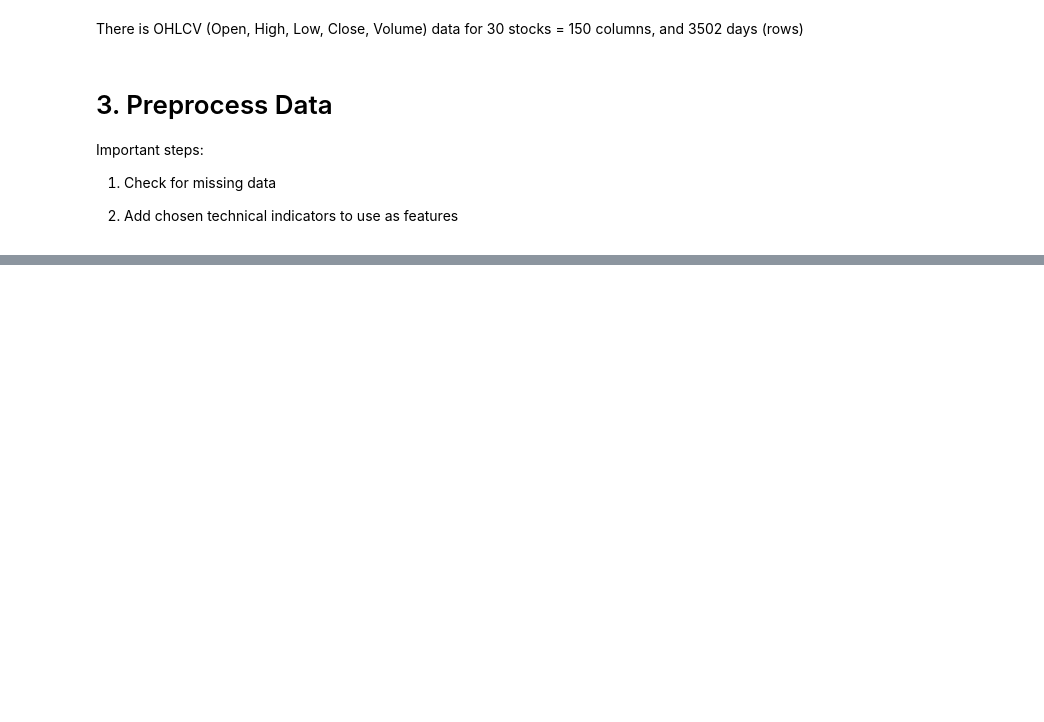
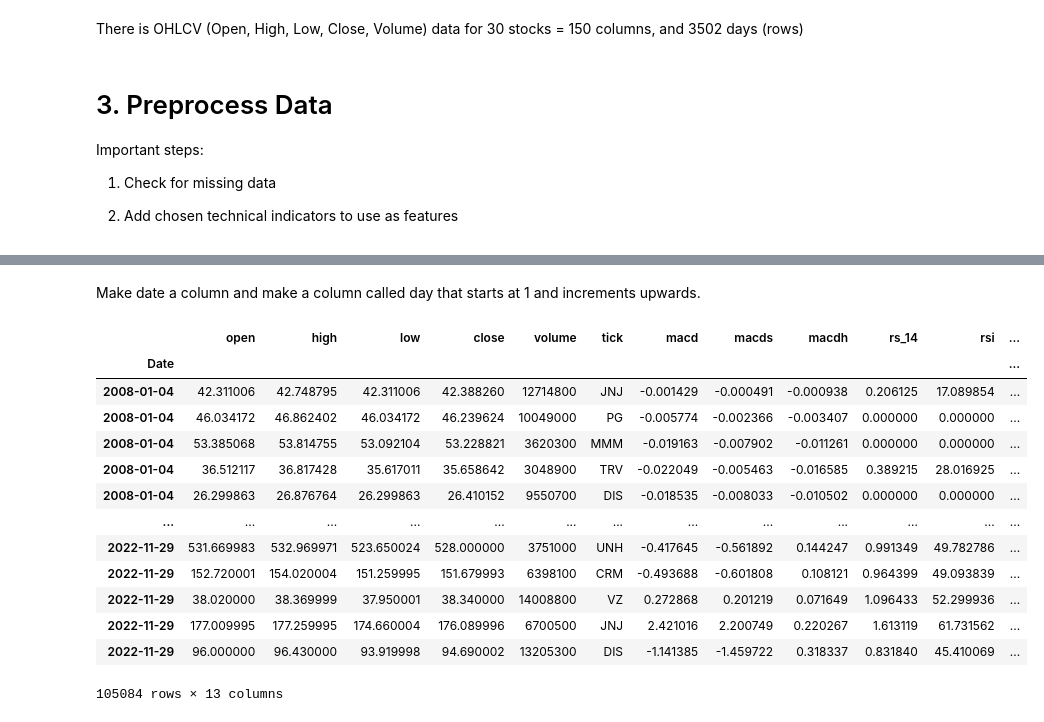
Before and after one commit to benjamin-ravenscroft/CISC474-Project, a Jupyter notebook: Trading_RL.ipynb, the cells around one changed output, grey strips where cells are left out. Saved outputs shown, nothing was run; the diff lists cells and outputs as text; code cells hidden in the pictures; blank space fills up the shorter version.

```diff
--- a/Trading_RL.ipynb
+++ b/Trading_RL.ipynb
@@ -197,8 +122,0 @@ See the caveats in the documentation: https://pandas.pydata.org/pandas-docs/stab
-# %%
-l = []
-for i in ticker_list:
-  d = data_c[i]
-  d['tick'] = i
-  l.append(d)
-
-l
@@ -227,0 +186,27 @@ See the caveats in the documentation: https://pandas.pydata.org/pandas-docs/stab
+# %% [markdown]
+Make date a column and make a column called day that starts at 1 and increments upwards.
+# %%
+df_c = df.copy()
+df_c['Date'] = df.index
+
+df_c['day'] = 1
+for i in range(1,df_c.shape[0]):
+  if df_c.iloc[i,-2] == df_c.iloc[i-1,-2]:
+    df_c.iloc[i]
+
+df_c
+# %% [output]
+|  | open | high | low | close | volume | tick | macd | macds | macdh | rs_14 | rsi | ... |
+| Date |  |  |  |  |  |  |  |  |  |  |  | ... |
+| 2008-01-04 | 42.311006 | 42.748795 | 42.311006 | 42.388260 | 12714800 | JNJ | -0.001429 | -0.000491 | -0.000938 | 0.206125 | 17.089854 | ... |
+| 2008-01-04 | 46.034172 | 46.862402 | 46.034172 | 46.239624 | 10049000 | PG | -0.005774 | -0.002366 | -0.003407 | 0.000000 | 0.000000 | ... |
+| 2008-01-04 | 53.385068 | 53.814755 | 53.092104 | 53.228821 | 3620300 | MMM | -0.019163 | -0.007902 | -0.011261 | 0.000000 | 0.000000 | ... |
+| 2008-01-04 | 36.512117 | 36.817428 | 35.617011 | 35.658642 | 3048900 | TRV | -0.022049 | -0.005463 | -0.016585 | 0.389215 | 28.016925 | ... |
+| 2008-01-04 | 26.299863 | 26.876764 | 26.299863 | 26.410152 | 9550700 | DIS | -0.018535 | -0.008033 | -0.010502 | 0.000000 | 0.000000 | ... |
+| ... | ... | ... | ... | ... | ... | ... | ... | ... | ... | ... | ... | ... |
+| 2022-11-29 | 531.669983 | 532.969971 | 523.650024 | 528.000000 | 3751000 | UNH | -0.417645 | -0.561892 | 0.144247 | 0.991349 | 49.782786 | ... |
+| 2022-11-29 | 152.720001 | 154.020004 | 151.259995 | 151.679993 | 6398100 | CRM | -0.493688 | -0.601808 | 0.108121 | 0.964399 | 49.093839 | ... |
+| 2022-11-29 | 38.020000 | 38.369999 | 37.950001 | 38.340000 | 14008800 | VZ | 0.272868 | 0.201219 | 0.071649 | 1.096433 | 52.299936 | ... |
+| 2022-11-29 | 177.009995 | 177.259995 | 174.660004 | 176.089996 | 6700500 | JNJ | 2.421016 | 2.200749 | 0.220267 | 1.613119 | 61.731562 | ... |
+| 2022-11-29 | 96.000000 | 96.430000 | 93.919998 | 94.690002 | 13205300 | DIS | -1.141385 | -1.459722 | 0.318337 | 0.831840 | 45.410069 | ... |
+105084 rows × 13 columns
```
Also changed, not shown: parts of 32 cells of this notebook.
